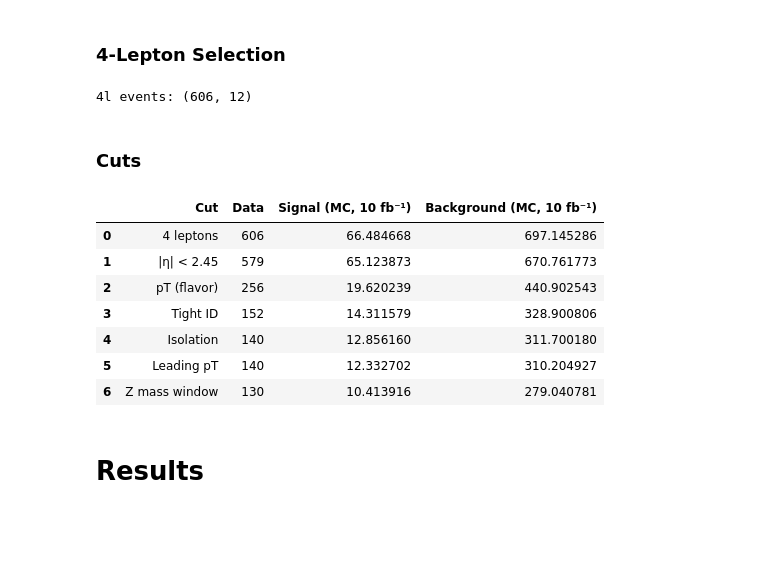
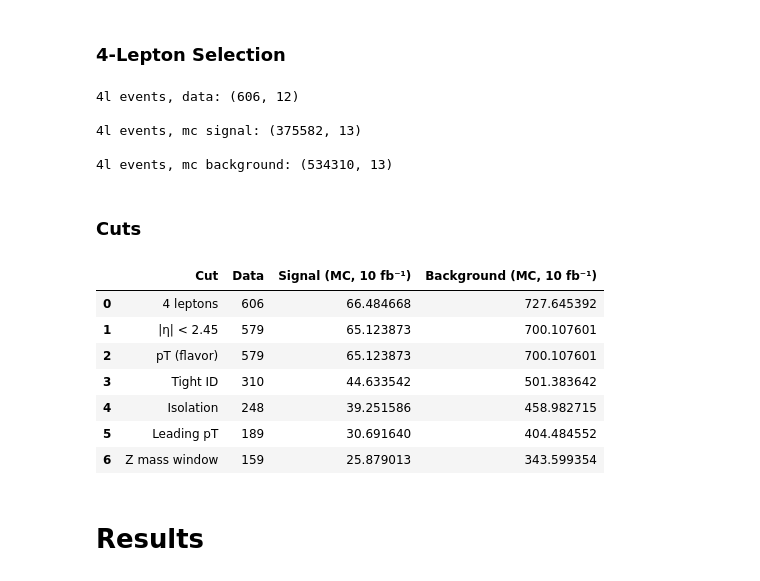
Before and after one commit to alex-call/Physics-129-Final-Project, a Jupyter notebook: Phys129_Final (1) (1) (1).ipynb, the cells around one changed output. Drawn from its saved outputs; the diff is of its cells as text; code cells hidden in the pictures; blank space fills up the shorter version.

```diff
--- a/Phys129_Final (1) (1) (1).ipynb
+++ b/Phys129_Final (1) (1) (1).ipynb
@@ -13,17 +11,17 @@ ModuleNotFoundError: No module named 'awkward'
 # -------------------------
 # Load parquet files
 # -------------------------
-ak_arrayA = ak.from_parquet("extracted_dataA.parquet")
-ak_arrayB = ak.from_parquet("extracted_dataB.parquet")
-ak_arrayC = ak.from_parquet("extracted_dataC.parquet")
-ak_arrayD = ak.from_parquet("extracted_dataD.parquet")
+ak_arrayA = ak.from_parquet("data/extracted_dataA.parquet")
+ak_arrayB = ak.from_parquet("data/extracted_dataB.parquet")
+ak_arrayC = ak.from_parquet("data/extracted_dataC.parquet")
+ak_arrayD = ak.from_parquet("data/extracted_dataD.parquet")
 
-ak_array1 = ak.from_parquet("extracted_mcgg.parquet")
-ak_array2 = ak.from_parquet("extracted_mcVBF.parquet")
-ak_array3 = ak.from_parquet("extracted_mcW.parquet")
-ak_array4 = ak.from_parquet("extracted_mcZ.parquet")
+ak_array1 = ak.from_parquet("data/extracted_mcgg.parquet")
+ak_array2 = ak.from_parquet("data/extracted_mcVBF.parquet")
+ak_array3 = ak.from_parquet("data/extracted_mcW.parquet")
+ak_array4 = ak.from_parquet("data/extracted_mcZ.parquet")
 
-ak_arraybkg = ak.from_parquet("extracted_mcbkg.parquet")
+ak_arraybkg = ak.from_parquet("data/extracted_mcbkg.parquet")
 
 # -------------------------
 # Convert to pandas
@@ -106,9 +104,15 @@ data_4l = df[mask_data]
 sig_4l  = df_sig[mask_sig]
 bkg_4l  = df_bkg[mask_bkg]
 
-print("4l events:", data_4l.shape)
+print("4l events, data:", data_4l.shape)
+print("\n4l events, mc signal:", sig_4l.shape)
+print("\n4l events, mc background:", bkg_4l.shape)
 # %% [output]
-4l events: (606, 12)
+4l events, data: (606, 12)
+
+4l events, mc signal: (375582, 13)
+
+4l events, mc background: (534310, 13)
 # %% [markdown]
 ### Cuts
 # %%
@@ -123,8 +127,8 @@ def cut_eta(event):
 def cut_pt_flavor(event):
     pt = np.array(event['lep_pt']) / 1000
     t  = np.array(event['lep_type'])
-    pass_e  = (t != 11) | (pt > 15)
-    pass_mu = (t != 13) | (pt > 13)
+    pass_e  = (t != 11) | (pt > 7)
+    pass_mu = (t != 13) | (pt > 6)
     return np.all(pass_e & pass_mu)
 
 ### Tight ID cut
@@ -200,47 +204,47 @@ cuts = [
     ("Tight ID", cut_tight_id),
     ("Isolation", cut_isolation),
     ("Leading pT", cut_leading_pt),
-    ("Z mass window", z_mass_cut),
+    ("Z mass window", z_mass_cut)
 ]
 
 def apply_cut(df, cut_func):
     if cut_func is None:
         return df
     return df[df.apply(cut_func, axis=1)]
 
 # Containers for cutflow
 cutflow = []
 
 data_tmp, sig_tmp, bkg_tmp = data_4l, sig_4l, bkg_4l
 
 for name, func in cuts:
     data_tmp = apply_cut(data_tmp, func)
     sig_tmp  = apply_cut(sig_tmp, func)
     bkg_tmp  = apply_cut(bkg_tmp, func)
 
     cutflow.append({
         "Cut": name,
         "Data": len(data_tmp),
         "Signal (MC, 10 fb⁻¹)": sig_tmp['weight'].sum(),
         "Background (MC, 10 fb⁻¹)": bkg_tmp['weight'].sum()
     })
 
 # Final selected datasets (after all cuts)
 data_sel = data_tmp
 sig_sel  = sig_tmp
 bkg_sel  = bkg_tmp
 
 cutflow_df = pd.DataFrame(cutflow)
 cutflow_df
 # %% [output]
 |  | Cut | Data | Signal (MC, 10 fb⁻¹) | Background (MC, 10 fb⁻¹) |
-| 0 | 4 leptons | 606 | 66.484668 | 697.145286 |
-| 1 | |η| < 2.45 | 579 | 65.123873 | 670.761773 |
-| 2 | pT (flavor) | 256 | 19.620239 | 440.902543 |
-| 3 | Tight ID | 152 | 14.311579 | 328.900806 |
-| 4 | Isolation | 140 | 12.856160 | 311.700180 |
-| 5 | Leading pT | 140 | 12.332702 | 310.204927 |
-| 6 | Z mass window | 130 | 10.413916 | 279.040781 |
+| 0 | 4 leptons | 606 | 66.484668 | 727.645392 |
+| 1 | |η| < 2.45 | 579 | 65.123873 | 700.107601 |
+| 2 | pT (flavor) | 579 | 65.123873 | 700.107601 |
+| 3 | Tight ID | 310 | 44.633542 | 501.383642 |
+| 4 | Isolation | 248 | 39.251586 | 458.982715 |
+| 5 | Leading pT | 189 | 30.691640 | 404.484552 |
+| 6 | Z mass window | 159 | 25.879013 | 343.599354 |
 # %% [markdown]
 # Results
 # %% [markdown]
```
Also changed, not shown: parts of 17 cells of this notebook.
